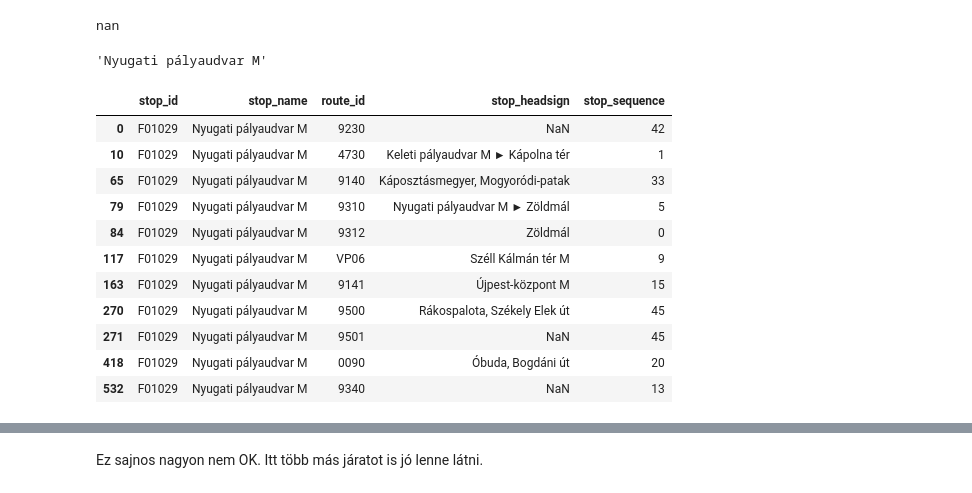
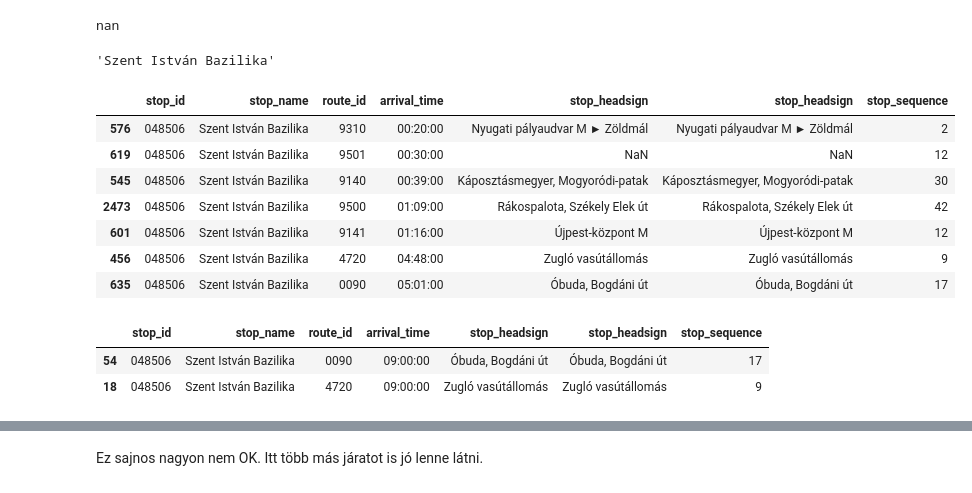
Before and after one commit to apulai/budapest_gtfs, a Jupyter notebook: bp_gtfs.ipynb, the cells around one changed output, grey strips where cells are left out. Drawn from its saved outputs; the diff is of its cells as text; code cells hidden in the pictures.

Commit message:
Study how to select trips in a given stop at a given time.

```diff
--- a/bp_gtfs.ipynb
+++ b/bp_gtfs.ipynb
@@ -256,8 +256,8 @@ Látszik, hogy jó sok indulás van ebből a megállóból
 # %% [markdown]
 ## Melyik útvonalak állnak meg ebben a megállóban?
 # %%
-#stop_id = "048506"
-stop_id = "F01029"
+stop_id = "048506"
+#stop_id = "F01029"
 parent_stop_id = df_stops[ df_stops["stop_id"] == stop_id]["parent_station"].iloc[0]
 parent_stop_id
 # %% [output]
@@ -268,23 +268,29 @@ if parent_stop_id is not np.nan:
 stop_name = df_stops[ df_stops["stop_id"] == stop_id]["stop_name"].iloc[0]
 stop_name
 # %% [output]
-'Nyugati pályaudvar M'
+'Szent István Bazilika'
 # %%
-df_megallo_jaratok = pd.merge( df_stop_times[ df_stop_times["stop_id"] == stop_id], df_trips).drop_duplicates("route_id")
+df_megallo_jaratok = pd.merge( df_stop_times[ df_stop_times["stop_id"] == stop_id ], df_trips, left_on="trip_id", right_on="trip_id").sort_values(["arrival_time"]).drop_duplicates("route_id")
 df_megallo_jaratok["stop_id"]=stop_id
 df_megallo_jaratok["stop_name"]=stop_name
 
-df_megallo_jaratok[["stop_id","stop_name","route_id","stop_headsign","stop_sequence"]]
+df_megallo_jaratok[["stop_id","stop_name","route_id","arrival_time", "stop_headsign", "stop_headsign","stop_sequence"]]
 # %% [output]
-|  | stop_id | stop_name | route_id | stop_headsign | stop_sequence |
-| 0 | F01029 | Nyugati pályaudvar M | 9230 | NaN | 42 |
-| 10 | F01029 | Nyugati pályaudvar M | 4730 | Keleti pályaudvar M ► Kápolna tér | 1 |
-| 65 | F01029 | Nyugati pályaudvar M | 9140 | Káposztásmegyer, Mogyoródi-patak | 33 |
-| 79 | F01029 | Nyugati pályaudvar M | 9310 | Nyugati pályaudvar M ► Zöldmál | 5 |
-| 84 | F01029 | Nyugati pályaudvar M | 9312 | Zöldmál | 0 |
-| 117 | F01029 | Nyugati pályaudvar M | VP06 | Széll Kálmán tér M | 9 |
-| 163 | F01029 | Nyugati pályaudvar M | 9141 | Újpest-központ M | 15 |
-| 270 | F01029 | Nyugati pályaudvar M | 9500 | Rákospalota, Székely Elek út | 45 |
-| 271 | F01029 | Nyugati pályaudvar M | 9501 | NaN | 45 |
-| 418 | F01029 | Nyugati pályaudvar M | 0090 | Óbuda, Bogdáni út | 20 |
-| 532 | F01029 | Nyugati pályaudvar M | 9340 | NaN | 13 |
+|  | stop_id | stop_name | route_id | arrival_time | stop_headsign | stop_headsign | stop_sequence |
+| 576 | 048506 | Szent István Bazilika | 9310 | 00:20:00 | Nyugati pályaudvar M ► Zöldmál | Nyugati pályaudvar M ► Zöldmál | 2 |
+| 619 | 048506 | Szent István Bazilika | 9501 | 00:30:00 | NaN | NaN | 12 |
+| 545 | 048506 | Szent István Bazilika | 9140 | 00:39:00 | Káposztásmegyer, Mogyoródi-patak | Káposztásmegyer, Mogyoródi-patak | 30 |
+| 2473 | 048506 | Szent István Bazilika | 9500 | 01:09:00 | Rákospalota, Székely Elek út | Rákospalota, Székely Elek út | 42 |
+| 601 | 048506 | Szent István Bazilika | 9141 | 01:16:00 | Újpest-központ M | Újpest-központ M | 12 |
+| 456 | 048506 | Szent István Bazilika | 4720 | 04:48:00 | Zugló vasútállomás | Zugló vasútállomás | 9 |
+| 635 | 048506 | Szent István Bazilika | 0090 | 05:01:00 | Óbuda, Bogdáni út | Óbuda, Bogdáni út | 17 |
+# %%
+df_megallo_jaratok = pd.merge( df_stop_times.query(f'stop_id == "{stop_id}" and arrival_time.str.startswith("09")'), df_trips, left_on="trip_id", right_on="trip_id").sort_values(["arrival_time"]).drop_duplicates("route_id")
+df_megallo_jaratok["stop_id"]=stop_id
+df_megallo_jaratok["stop_name"]=stop_name
+
+df_megallo_jaratok[["stop_id","stop_name","route_id","arrival_time", "stop_headsign", "stop_headsign","stop_sequence"]]
+# %% [output]
+|  | stop_id | stop_name | route_id | arrival_time | stop_headsign | stop_headsign | stop_sequence |
+| 54 | 048506 | Szent István Bazilika | 0090 | 09:00:00 | Óbuda, Bogdáni út | Óbuda, Bogdáni út | 17 |
+| 18 | 048506 | Szent István Bazilika | 4720 | 09:00:00 | Zugló vasútállomás | Zugló vasútállomás | 9 |
```
Also changed, not shown: parts of 2 cells of this notebook, 2 other files.
